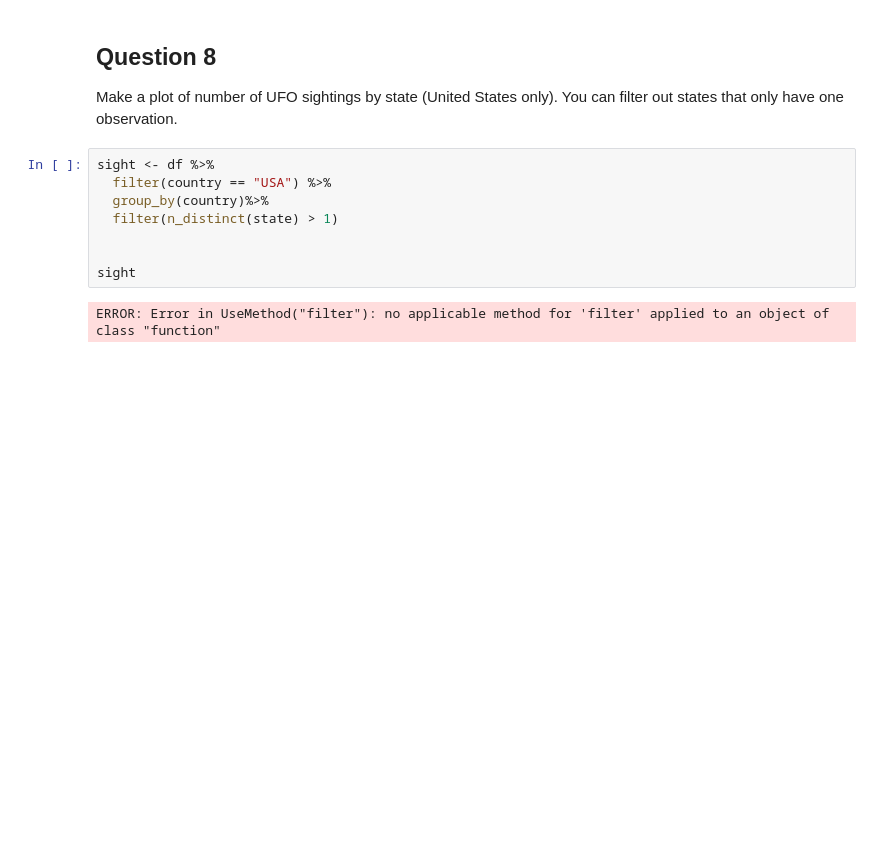
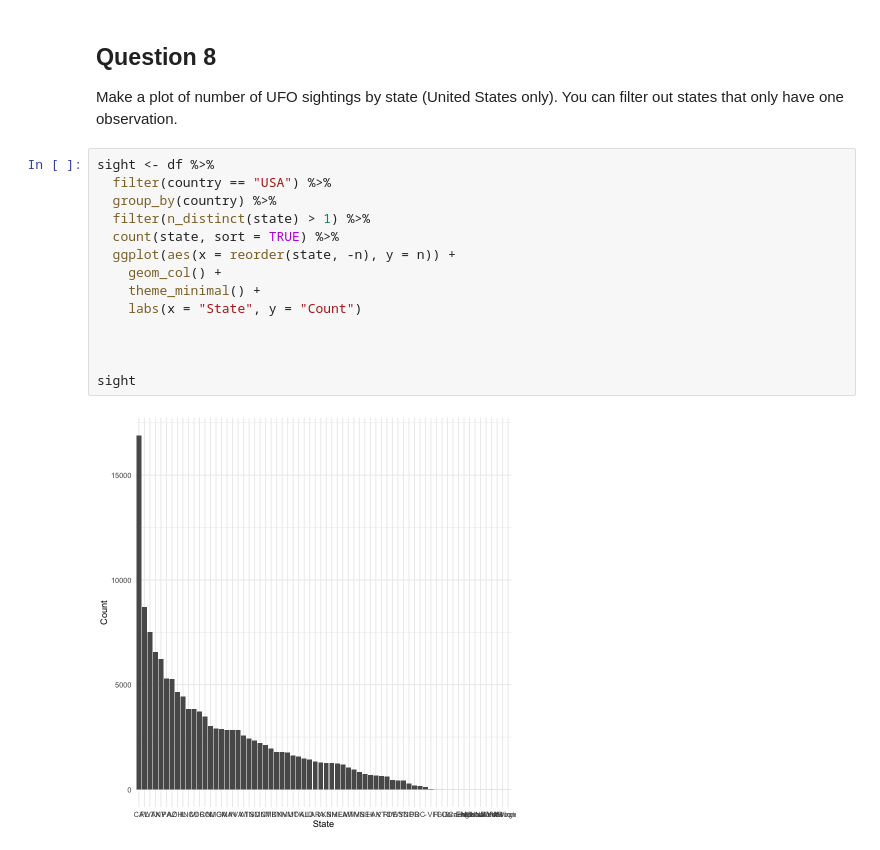
Before and after one commit to er1cyao/BIOS512, a Jupyter notebook: Homework/BIOS512_HW4.ipynb, the cells around one changed output. Cells and saved outputs as stored; diff of their text form; blank space fills up the shorter version.

```diff
--- a/Homework/BIOS512_HW4.ipynb
+++ b/Homework/BIOS512_HW4.ipynb
@@ -532,10 +521,16 @@ Make a plot of number of UFO sightings by state (United States only). You can fi
 # %%
 sight <- df %>%
   filter(country == "USA") %>%
-  group_by(country)%>%
-  filter(n_distinct(state) > 1)
+  group_by(country) %>%
+  filter(n_distinct(state) > 1) %>%
+  count(state, sort = TRUE) %>%
+  ggplot(aes(x = reorder(state, -n), y = n)) +
+    geom_col() +
+    theme_minimal() +
+    labs(x = "State", y = "Count")
+
 
 
 sight
 # %% [output]
-ERROR: Error in UseMethod("filter"): no applicable method for 'filter' applied to an object of class "function"
+[figure, added]
```
Also changed, not shown: parts of 1 cell of this notebook.
